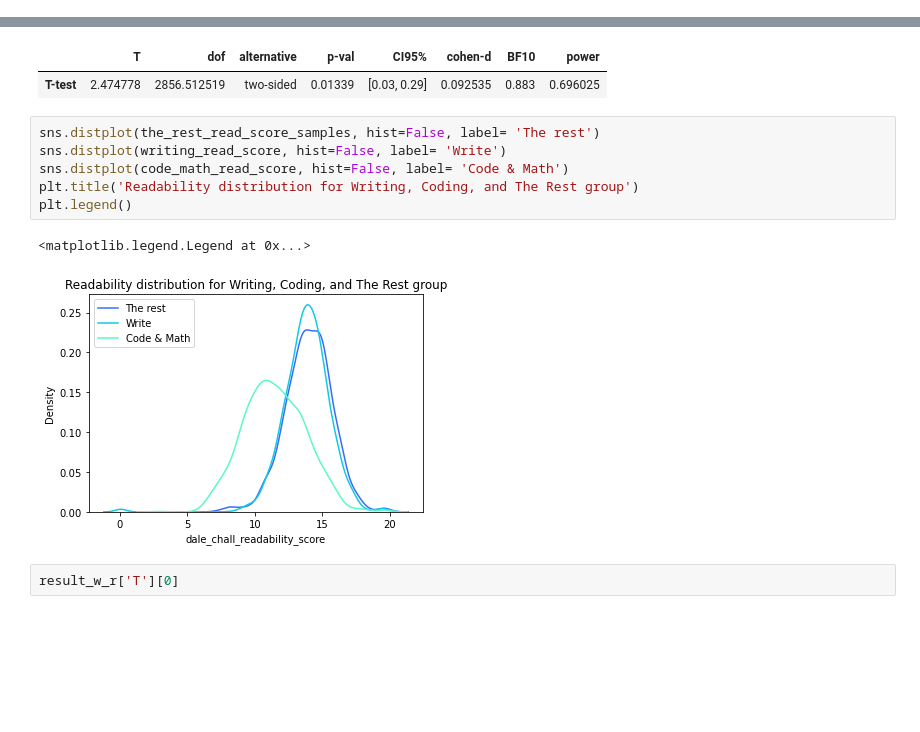
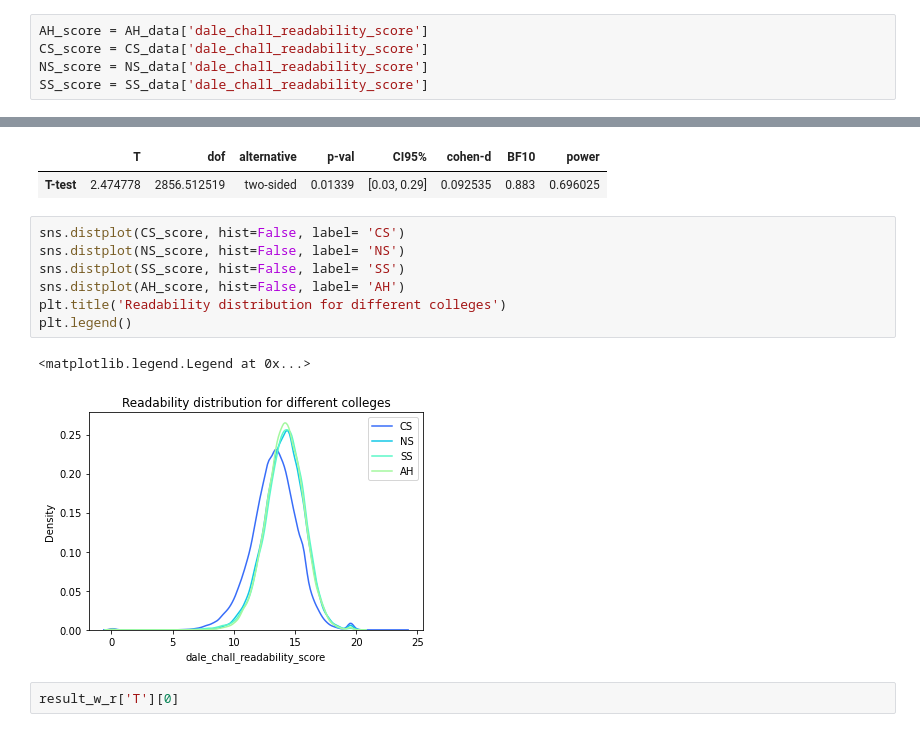
Before and after one commit to esther119/Understand-How-English-Fluency-Affects-Grade, a Jupyter notebook: College buckets.ipynb, the cells around one changed output, grey strips where cells are left out. Drawn from its saved outputs; the diff is of its cells as text; blank space fills up the shorter version.

```diff
--- a/College buckets.ipynb
+++ b/College buckets.ipynb
@@ -188,3 +183,8 @@ SS_score = df[df['College'] == 'SS']
+# %%
+AH_score = AH_data['dale_chall_readability_score']
+CS_score = CS_data['dale_chall_readability_score']
+NS_score = NS_data['dale_chall_readability_score']
+SS_score = SS_data['dale_chall_readability_score']
 # %% [markdown]
 ## AH fluency vs CS fluency
 # %%
@@ -272,14 +308,15 @@ result_w_r
 |  | T | dof | alternative | p-val | CI95% | cohen-d | BF10 | power |
 | T-test | 2.474778 | 2856.512519 | two-sided | 0.01339 | [0.03, 0.29] | 0.092535 | 0.883 | 0.696025 |
 # %%
-sns.distplot(the_rest_read_score_samples, hist=False, label= 'The rest')
-sns.distplot(writing_read_score, hist=False, label= 'Write')
-sns.distplot(code_math_read_score, hist=False, label= 'Code & Math')
-plt.title('Readability distribution for Writing, Coding, and The Rest group')
+sns.distplot(CS_score, hist=False, label= 'CS')
+sns.distplot(NS_score, hist=False, label= 'NS')
+sns.distplot(SS_score, hist=False, label= 'SS')
+sns.distplot(AH_score, hist=False, label= 'AH')
+plt.title('Readability distribution for different colleges')
 plt.legend()
 # %% [output]
 <matplotlib.legend.Legend at 0x...>
-[figure, old version]
+[figure, new version]
 # %%
 result_w_r['T'][0]
 # %% [output]
```
Also changed, not shown: parts of 14 cells of this notebook, 4 other files.
